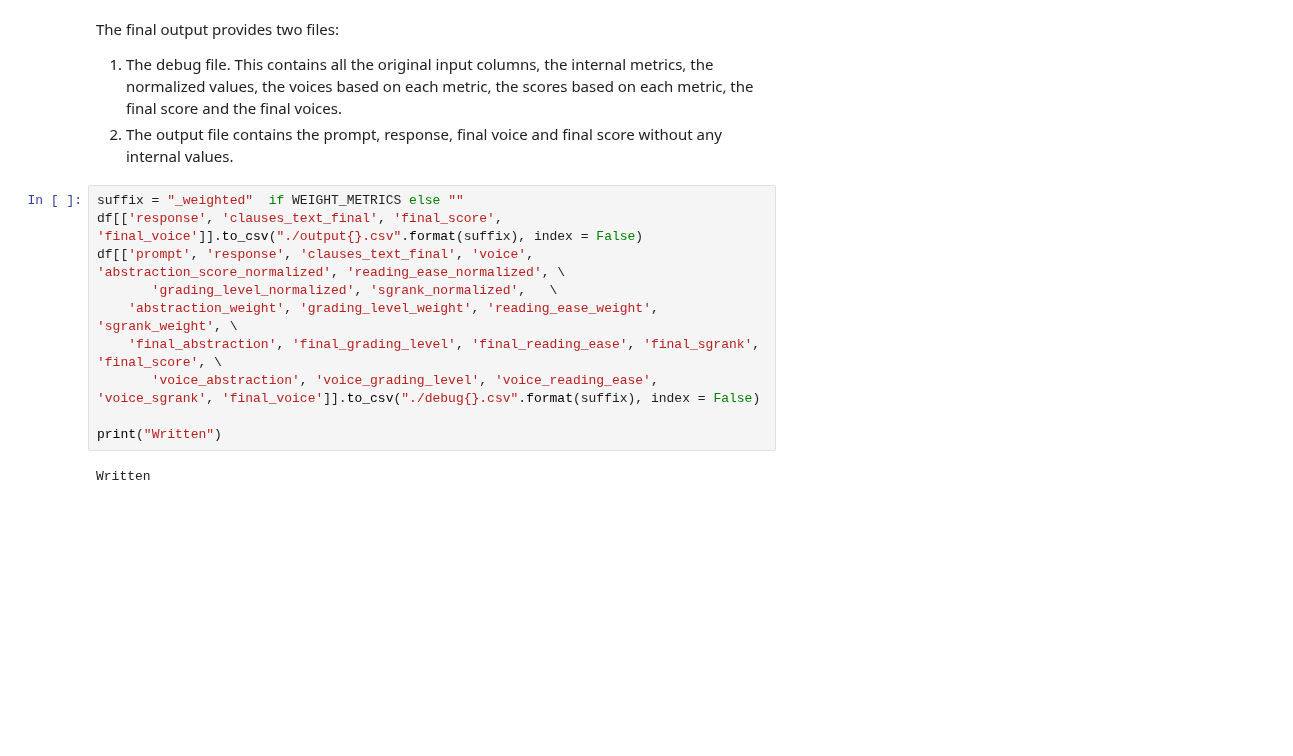
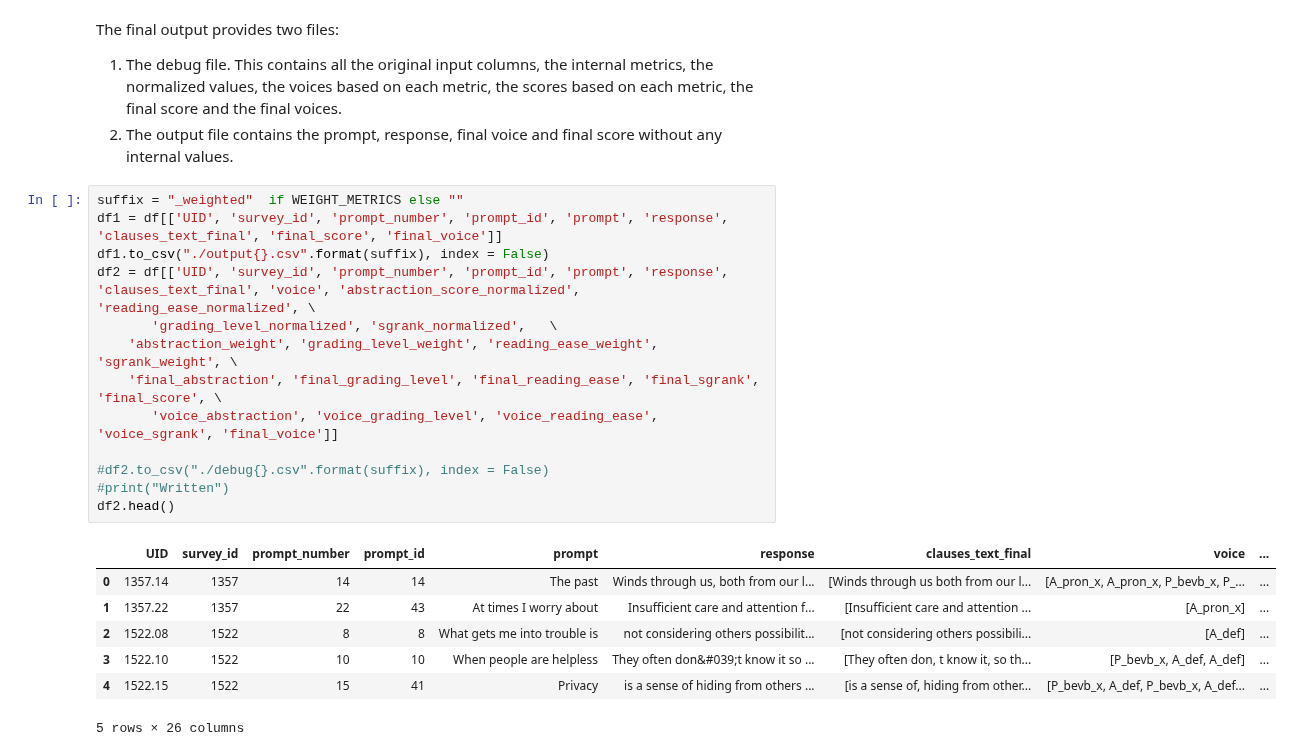
Before and after one commit to perspegrity5/SL_NLP_PassiveActive1, a Jupyter notebook: final_output_nb.ipynb, the cells around one changed output. Saved outputs shown, nothing was run; the diff lists cells and outputs as text; blank space fills up the shorter version.

```diff
--- a/final_output_nb.ipynb
+++ b/final_output_nb.ipynb
@@ -126,13 +126,22 @@ The final output provides two files:
 2. The output file contains the prompt, response, final voice and final score without any internal values.
 # %%
 suffix = "_weighted"  if WEIGHT_METRICS else ""
-df[['response', 'clauses_text_final', 'final_score', 'final_voice']].to_csv("./output{}.csv".format(suffix), index = False)
-df[['prompt', 'response', 'clauses_text_final', 'voice', 'abstraction_score_normalized', 'reading_ease_normalized', \
+df1 = df[['UID', 'survey_id', 'prompt_number', 'prompt_id', 'prompt', 'response', 'clauses_text_final', 'final_score', 'final_voice']]
+df1.to_csv("./output{}.csv".format(suffix), index = False)
+df2 = df[['UID', 'survey_id', 'prompt_number', 'prompt_id', 'prompt', 'response', 'clauses_text_final', 'voice', 'abstraction_score_normalized', 'reading_ease_normalized', \
        'grading_level_normalized', 'sgrank_normalized',   \
     'abstraction_weight', 'grading_level_weight', 'reading_ease_weight', 'sgrank_weight', \
     'final_abstraction', 'final_grading_level', 'final_reading_ease', 'final_sgrank', 'final_score', \
-       'voice_abstraction', 'voice_grading_level', 'voice_reading_ease', 'voice_sgrank', 'final_voice']].to_csv("./debug{}.csv".format(suffix), index = False)
+       'voice_abstraction', 'voice_grading_level', 'voice_reading_ease', 'voice_sgrank', 'final_voice']]
 
-print("Written")
+#df2.to_csv("./debug{}.csv".format(suffix), index = False)
+#print("Written")
+df2.head()
 # %% [output]
+|  | UID | survey_id | prompt_number | prompt_id | prompt | response | clauses_text_final | voice | ... |
+| 0 | 1357.14 | 1357 | 14 | 14 | The past | Winds through us, both from our l... | [Winds through us both from our l... | [A_pron_x, A_pron_x, P_bevb_x, P_... | ... |
+| 1 | 1357.22 | 1357 | 22 | 43 | At times I worry about | Insufficient care and attention f... | [Insufficient care and attention ... | [A_pron_x] | ... |
+| 2 | 1522.08 | 1522 | 8 | 8 | What gets me into trouble is | not considering others possibilit... | [not considering others possibili... | [A_def] | ... |
+| 3 | 1522.10 | 1522 | 10 | 10 | When people are helpless | They often don&#039;t know it so ... | [They often don, t know it, so th... | [P_bevb_x, A_def, A_def] | ... |
+| 4 | 1522.15 | 1522 | 15 | 41 | Privacy | is a sense of hiding from others ... | [is a sense of, hiding from other... | [P_bevb_x, A_def, P_bevb_x, A_def... | ... |
-Written
+5 rows × 26 columns
```
Also changed, not shown: parts of 7 cells of this notebook, 9 other files.
